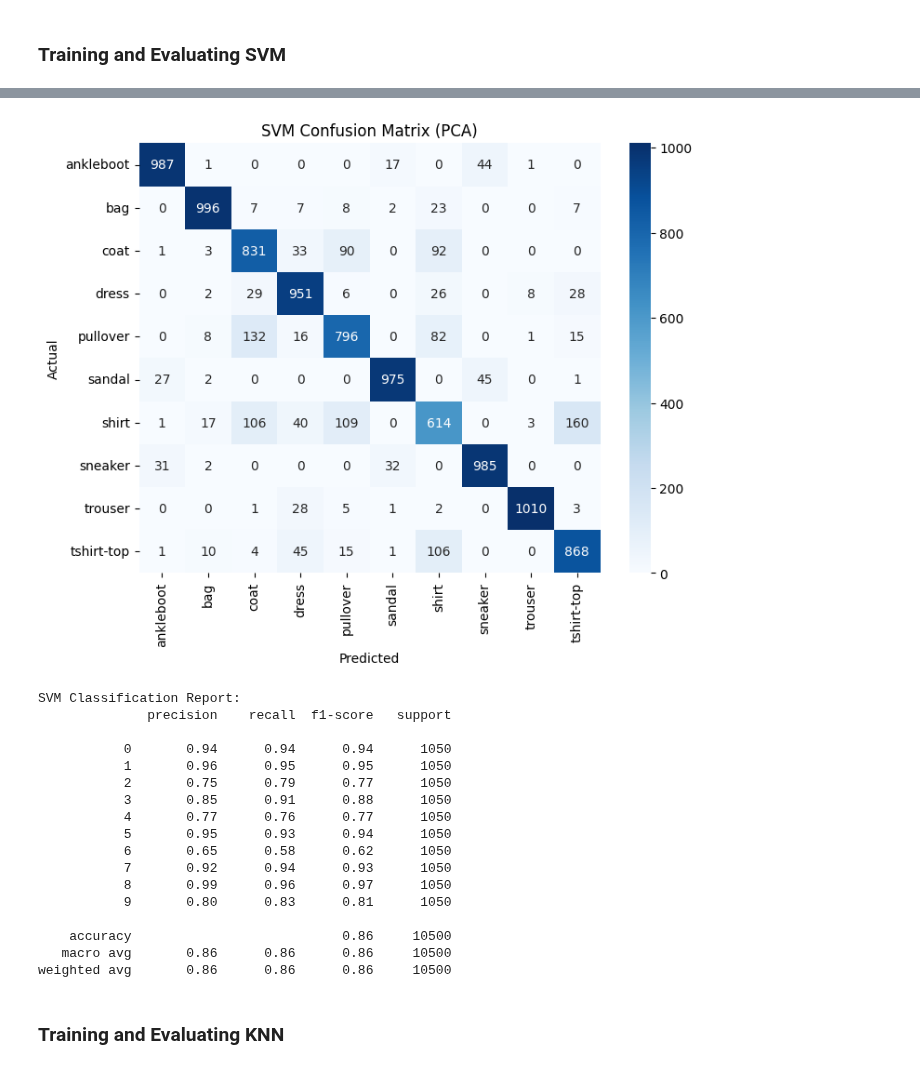
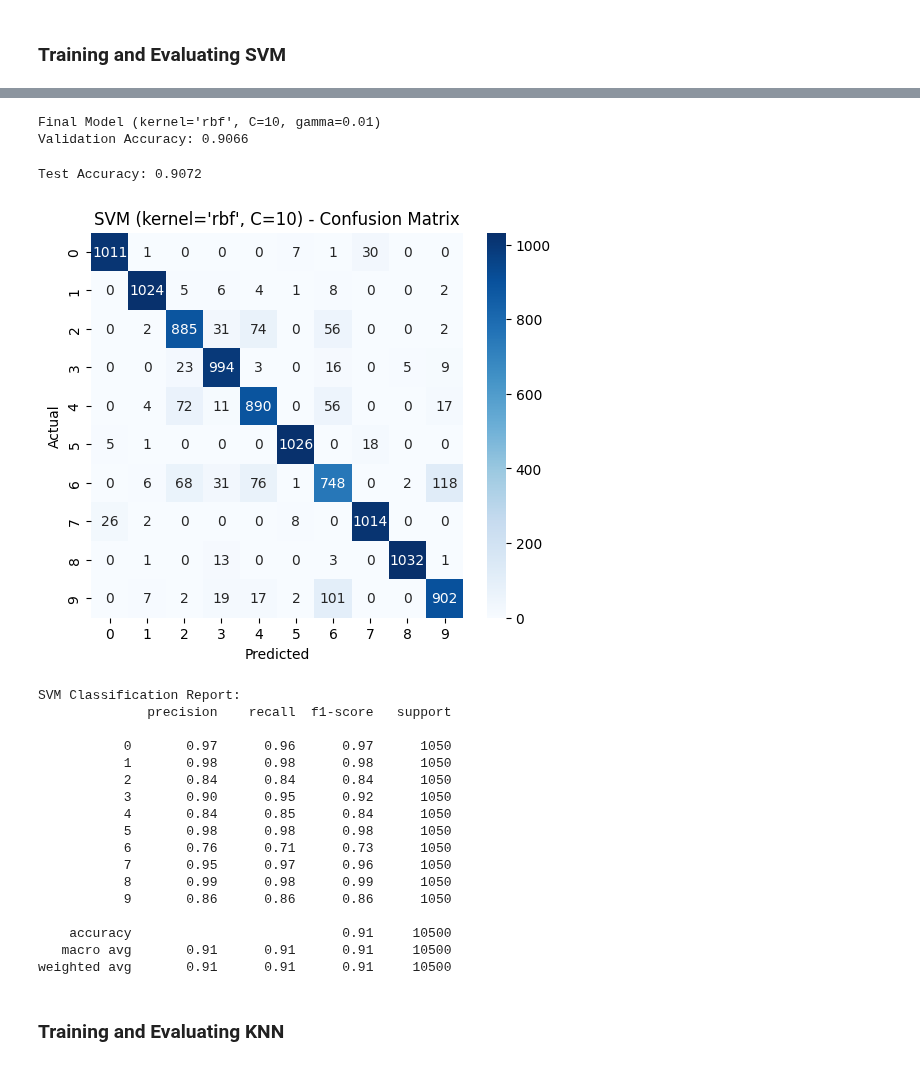
Before and after one commit to Cpgeragh/gesture_based_ui_project, a Jupyter notebook: fashion_distinguisher.ipynb, the cells around one changed output, grey strips where cells are left out. Cells and saved outputs as stored; diff of their text form; code cells hidden in the pictures.

```diff
--- a/fashion_distinguisher.ipynb
+++ b/fashion_distinguisher.ipynb
@@ -197,9 +186,0 @@ Mean Accuracy: 0.8599 ± 0.0044
-# %%
-# Train SVM on full PCA-transformed training set
-svm_model.fit(X_train_pca, y_train)
-
-# Evaluate on validation set
-y_valid_pred = svm_model.predict(X_valid_pca)
-svm_valid_accuracy = accuracy_score(y_valid, y_valid_pred)
-
-print(f"SVM Validation Accuracy: {svm_valid_accuracy:.4f}")
@@ -216,39 +267,64 @@ SVM Test Accuracy: 0.8584
+# %%
+best_kernel, best_c, best_gamma = best_combo
+
+final_svm = SVC(
+    kernel=best_kernel,
+    C=best_c,
+    gamma=best_gamma,
+    class_weight="balanced",
+    random_state=student_id
+)
+final_svm.fit(X_train_pca, y_train_svm)
+
+val_acc = final_svm.score(X_valid_pca, y_valid_svm)
+
+print(f"Final Model (kernel='{best_kernel}', C={best_c}, gamma={best_gamma})")
+print(f"Validation Accuracy: {val_acc:.4f}")
+# %% [output]
+Final Model (kernel='rbf', C=10, gamma=0.01)
+Validation Accuracy: 0.9066
+# %%
+test_acc = final_svm.score(X_test_pca, y_test_svm)
+print(f"Test Accuracy: {test_acc:.4f}")
+# %% [output]
+Test Accuracy: 0.9072
 # %%
 # Compute Confusion Matrix
-cm = confusion_matrix(y_test, y_test_pred_svm)
+y_test_pred = final_svm.predict(X_test_pca)
+
+cm = confusion_matrix(y_test_svm, y_test_pred)
 
 # Plot Confusion Matrix
-plt.figure(figsize=(8,6))
-sns.heatmap(cm, annot=True, fmt="d", cmap="Blues",
-            xticklabels=categories, yticklabels=categories)
+plt.figure(figsize=(6,5))
+sns.heatmap(cm, annot=True, fmt="d", cmap="Blues")
+plt.title(f"SVM (kernel='{best_kernel}', C={best_c}) - Confusion Matrix")
 plt.xlabel("Predicted")
 plt.ylabel("Actual")
-plt.title("SVM Confusion Matrix (PCA)")
 plt.show()
 # %% [output]
-[figure, old version]
+[figure, new version]
 # %%
 # Print Classification Report
 print("SVM Classification Report:")
-print(classification_report(y_test, y_test_pred_svm))
+print(classification_report(y_test_svm, y_test_pred))
 # %% [output]
 SVM Classification Report:
               precision    recall  f1-score   support
 
-           0       0.94      0.94      0.94      1050
-           1       0.96      0.95      0.95      1050
-           2       0.75      0.79      0.77      1050
-           3       0.85      0.91      0.88      1050
-           4       0.77      0.76      0.77      1050
-           5       0.95      0.93      0.94      1050
-           6       0.65      0.58      0.62      1050
-           7       0.92      0.94      0.93      1050
-           8       0.99      0.96      0.97      1050
-           9       0.80      0.83      0.81      1050
+           0       0.97      0.96      0.97      1050
+           1       0.98      0.98      0.98      1050
+           2       0.84      0.84      0.84      1050
+           3       0.90      0.95      0.92      1050
+           4       0.84      0.85      0.84      1050
+           5       0.98      0.98      0.98      1050
+           6       0.76      0.71      0.73      1050
+           7       0.95      0.97      0.96      1050
+           8       0.99      0.98      0.99      1050
+           9       0.86      0.86      0.86      1050
 
-    accuracy                           0.86     10500
-   macro avg       0.86      0.86      0.86     10500
-weighted avg       0.86      0.86      0.86     10500
+    accuracy                           0.91     10500
+   macro avg       0.91      0.91      0.91     10500
+weighted avg       0.91      0.91      0.91     10500
 # %% [markdown]
 ### Training and Evaluating KNN
 # %%
```
Also changed, not shown: parts of 8 cells of this notebook.
